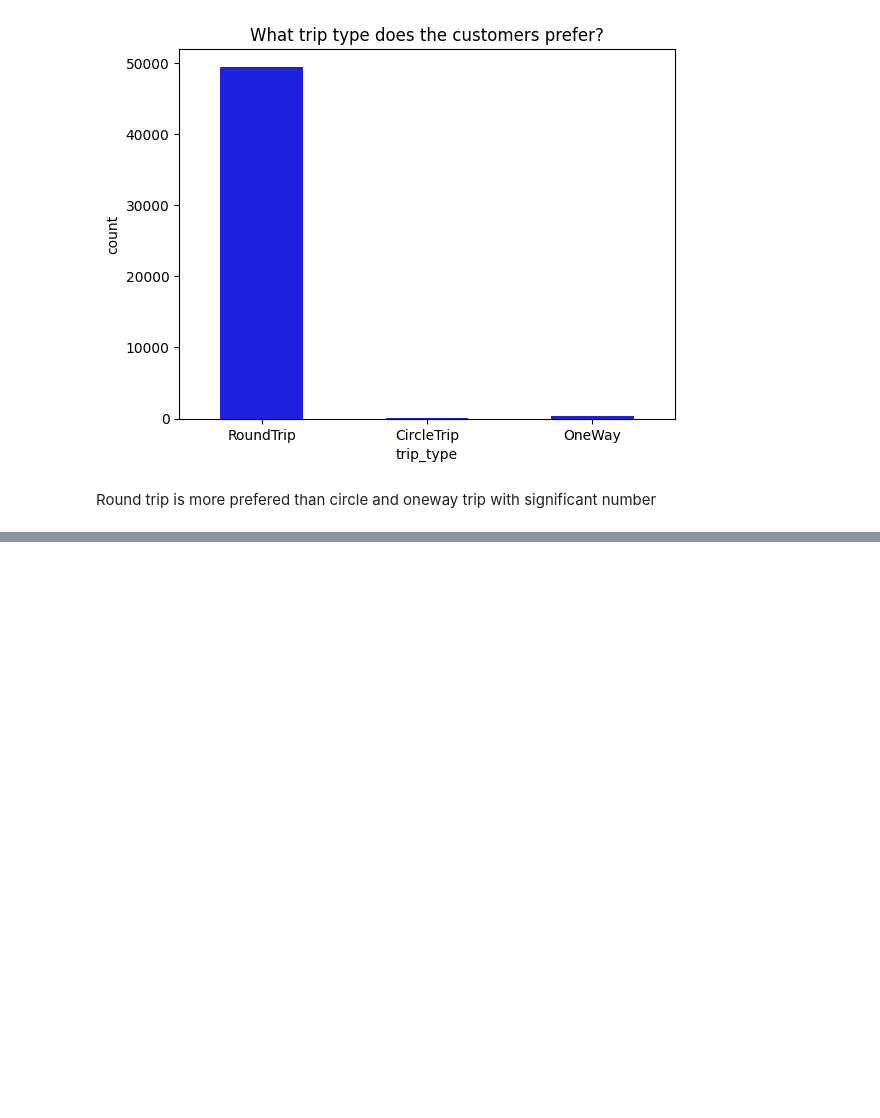
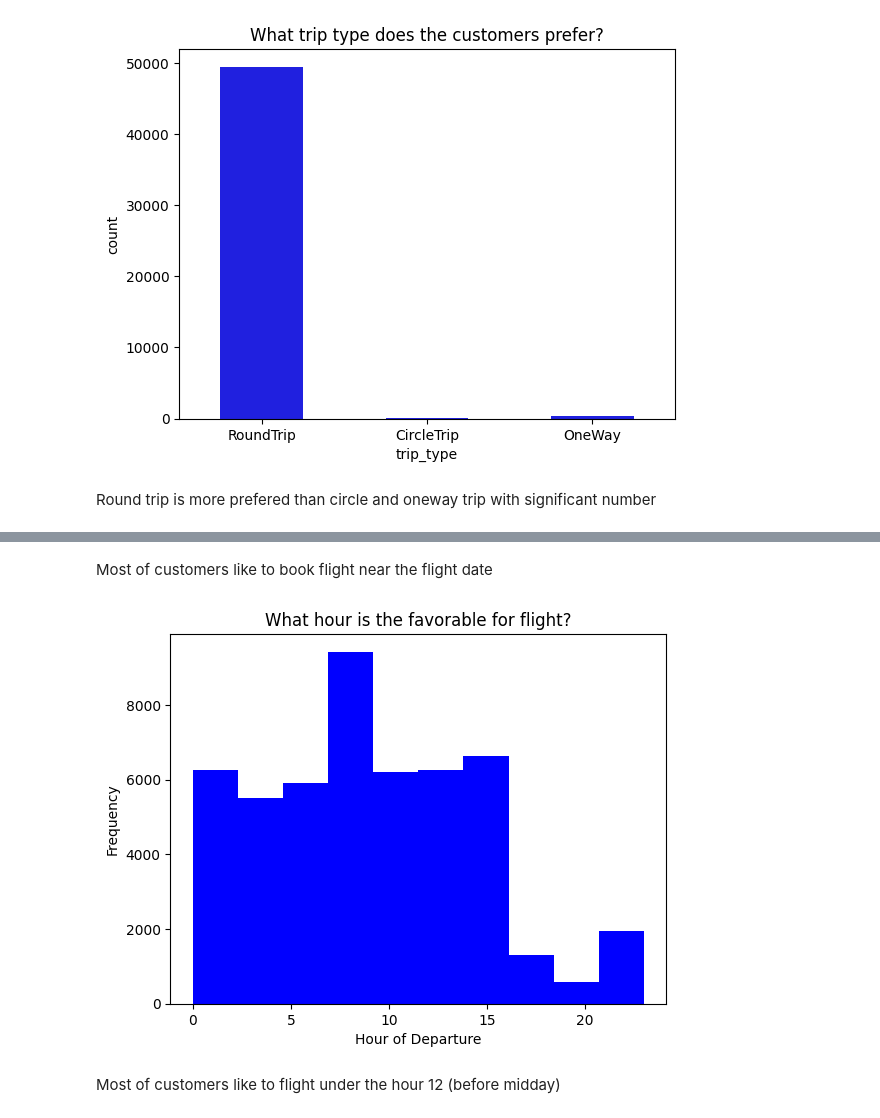
Before and after one commit to julam9/British-Airways-Modelling-Task, a Jupyter notebook: modelling_booking.ipynb, the cells around one changed output, grey strips where cells are left out. Saved outputs shown, nothing was run; the diff lists cells and outputs as text; code cells hidden in the pictures; blank space fills up the shorter version.

```diff
--- a/modelling_booking.ipynb
+++ b/modelling_booking.ipynb
@@ -131,0 +139,11 @@ Round trip is more prefered than circle and oneway trip with significant number
+# %% [markdown]
+Most of customers like to book flight near the flight date
+# %%
+plt.hist(data=df, x="flight_hour", color="blue")
+plt.title("What hour is the favorable for flight?");
+plt.ylabel("Frequency")
+plt.xlabel("Hour of Departure");
+# %% [output]
+[figure, added]
+# %% [markdown]
+Most of customers like to flight under the hour 12 (before midday)
```
Also changed, not shown: parts of 1 cell of this notebook, 1 other file.
